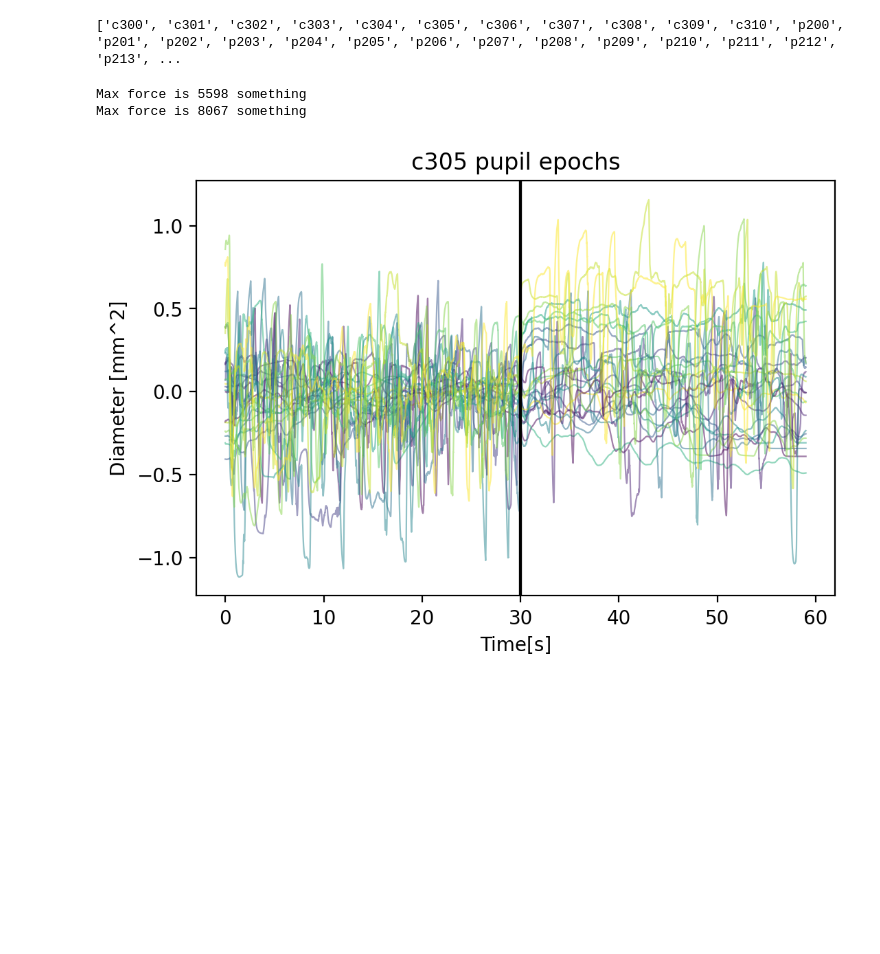
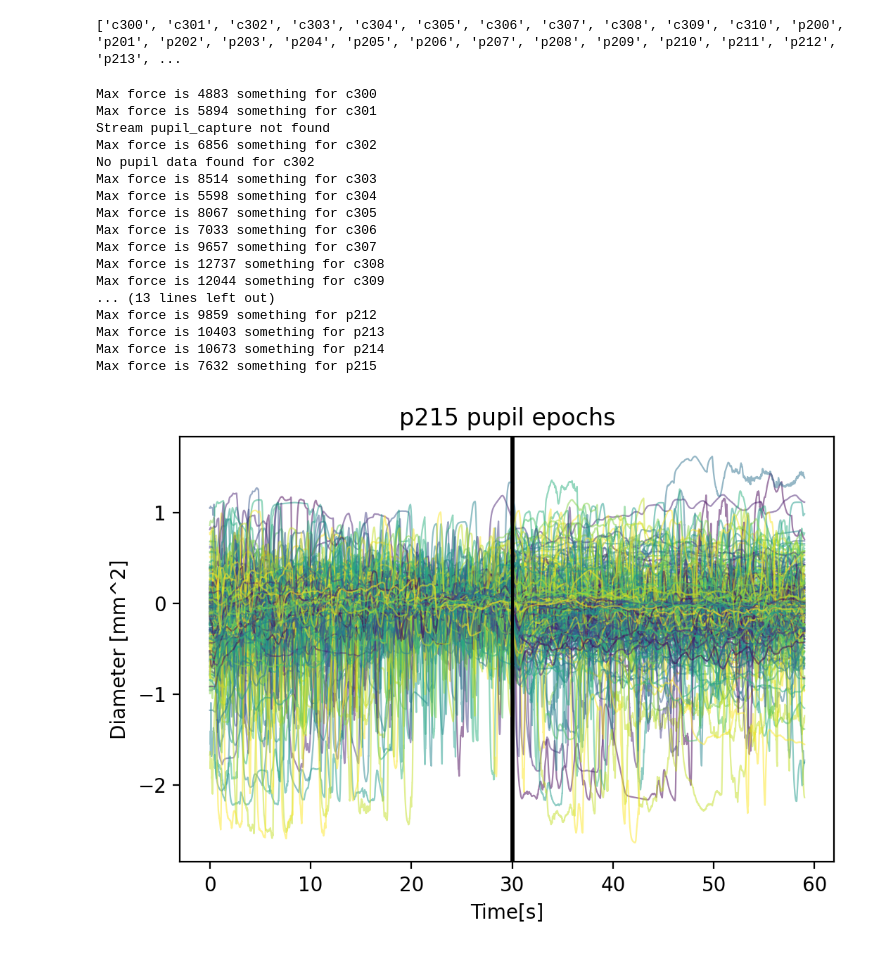
Before and after one commit to JuliusWelzel/tremor_feedback_jw, a Jupyter notebook: 05_scripts/ana01_prep_pupil.ipynb, the cells around one changed output. Drawn from its saved outputs; the diff is of its cells as text; code cells hidden in the pictures; blank space fills up the shorter version.

Commit message:
[ADD] statistic for pupil data and single subject plots

```diff
--- a/05_scripts/ana01_prep_pupil.ipynb
+++ b/05_scripts/ana01_prep_pupil.ipynb
@@ -37,14 +38,36 @@ print([f.split('_')[0] for f in fnms])
 # %% [output]
 ['c300', 'c301', 'c302', 'c303', 'c304', 'c305', 'c306', 'c307', 'c308', 'c309', 'c310', 'p200', 'p201', 'p202', 'p203', 'p204', 'p205', 'p206', 'p207', 'p208', 'p209', 'p210', 'p211', 'p212', 'p213', ...
 # %%
-tmp_fnms = fnms[4:6]
+# set params for epoch processing and plotting
+cfg_pupil_plot_colors = plt.cm.viridis(np.linspace(0,1,12))
+cfg_bl_times = [20,28]
+cfg_bl_times.sort()
+cfg_trial_times = [35,50]
+cfg_trial_times.sort()
+cfg_epoch_times =  [-60,0]
+cfg_epoch_times.sort()
+
+if np.max(cfg_trial_times) > np.diff(cfg_epoch_times):
+    raise ValueError ('Time window of interest ouside epoch length')
+
+# prelocate variables
+tmp_fnms = fnms
+id = []
 n_trial = []
-per_bad_samples = []
 con_view_ang = []
 con_feedback = []
+per_bad_samples = []
+ppl_size = []
+
+
+
 for f in tmp_fnms:
     sub = SubjectData()
     sub.load_data(dir_rawdata,f)
+
+    if not sub.eye:
+        print(f'No pupil data found for {sub.id}')
+        continue
 
     # extract ppl chn names
     ch_info = sub.eye["info"]["desc"][0]["channels"][0]
@@ -52,59 +75,72 @@ for f in tmp_fnms:
     for i,ch in enumerate(ch_info["channel"]):
         nms_ppl.append(ch_info["channel"][i].get('label')[0])
 
-    # info per epoch
-    con_view_ang.extend(eps.events["value"][eps.events["value"].str.contains('sfb') ].str.split('_').str[3].astype(float).round(2))
-    con_feedback.extend(eps.events["value"][eps.events["value"].str.contains('epoch') ].str.split('_').str[1])
-    n_trial = []
-    per_bad_samples = []
 
     # epoch data
     eps = Epochs(sub,sub.eye["time_series"],times=sub.eye["time_stamps"], events=sub.mrk, srate = sub.srate_ppl)
     idx_exp_start   = eps.events[eps.events["value"].str.match('block1')].index[0]
-    eps.epoch('end_trial', idx_start=idx_exp_start,tmin=-60,tmax=0)
+    eps.epoch('end_trial', idx_start=idx_exp_start,tmin=cfg_epoch_times[0],tmax=cfg_epoch_times[1])
     eps.data[eps.data == 0] = np.nan
 
     # prep pupil data
     ch_oi = ['confidence', 'diameter1_3d']
     idx_ch_oi = [nms_ppl.index(key) for key in ch_oi]
 
-    # set params for epoch processing and plotting
-    cfg_pupil_plot_colors = plt.cm.viridis(np.linspace(0,1,eps.data.shape[2]))
-    cfg_bl_times = [20,28]
-    cfg_bl_times.sort()
-
     # prep single trial pupil data
     for i in range(eps.data.shape[2]):
 
+        id.append(sub.id)
+        n_trial.append(i)
         ep = eps.data[idx_ch_oi,:,i]
         ep = pd.DataFrame(ep.T)
         ep.columns = [ch_oi]
         ep = ep.interpolate(method='linear',axis='rows')
 
         lower_thresh = ep["diameter1_3d"].median(axis=0)-ep["diameter1_3d"].std(axis=0)*1.5
         upper_thresh = ep["diameter1_3d"].median(axis=0)+ep["diameter1_3d"].std(axis=0)*1.5
 
         idx_bad_samples = np.logical_or(ep.diameter1_3d < lower_thresh,ep.diameter1_3d > upper_thresh)
         per_bad_samples.append(idx_bad_samples.sum() / len(idx_bad_samples))
         ep["diameter1_3d"] = np.where(idx_bad_samples,np.nan,ep.diameter1_3d)
 
         ep = ep.interpolate(method='linear',axis='rows')
         ep["diameter1_3d"] = hampel(ep["diameter1_3d"].squeeze(), window_size=60, n=1, imputation=True).ewm(span = 60).mean()
         ep["diameter1_3d"].ewm(span = 60).mean()
 
         # do baseline correction
         bl_diam = ep["diameter1_3d"][np.logical_and(eps.times > cfg_bl_times[0],eps.times < cfg_bl_times[1])].mean()
         ep["diameter1_3d"] = ep["diameter1_3d"] - bl_diam
+        tmp_pupil_size = ep["diameter1_3d"][np.logical_and(eps.times > cfg_trial_times[0],eps.times < cfg_trial_times[1])].mean()[0]
+        ppl_size.append(tmp_pupil_size)
 
         plt.plot(eps.times,ep["diameter1_3d"].to_numpy(),color=cfg_pupil_plot_colors[i],linewidth=.8, alpha=.5)
 
     plt.axvline(30,c='k')
     plt.xlabel('Time[s]')
     plt.ylabel('Diameter [mm^2]')
     plt.title(f"{sub.id} pupil epochs")
     plt.savefig(Path.joinpath(dir_plots,f"{sub.id}_pupil_epochs.png"))
+
+    # info per epoch
+    con_view_ang.extend(eps.events["value"][eps.events["value"].str.contains('sfb') ].str.split('_').str[3].astype(float).round(2))
+    con_feedback.extend(eps.events["value"][eps.events["value"].str.contains('epoch') ].str.split('_').str[1])
 # %% [output]
-Max force is 5598 something
-Max force is 8067 something
+Max force is 4883 something for c300
+Max force is 5894 something for c301
+Stream pupil_capture not found
+Max force is 6856 something for c302
+No pupil data found for c302
+Max force is 8514 something for c303
+Max force is 5598 something for c304
+Max force is 8067 something for c305
+Max force is 7033 something for c306
+Max force is 9657 something for c307
+Max force is 12737 something for c308
+Max force is 12044 something for c309
+... (13 lines left out)
+Max force is 9859 something for p212
+Max force is 10403 something for p213
+Max force is 10673 something for p214
+Max force is 7632 something for p215
-[figure, old version]
+[figure, new version]
 # %%
```
Also changed, not shown: parts of 4 cells of this notebook, 28 other files.
